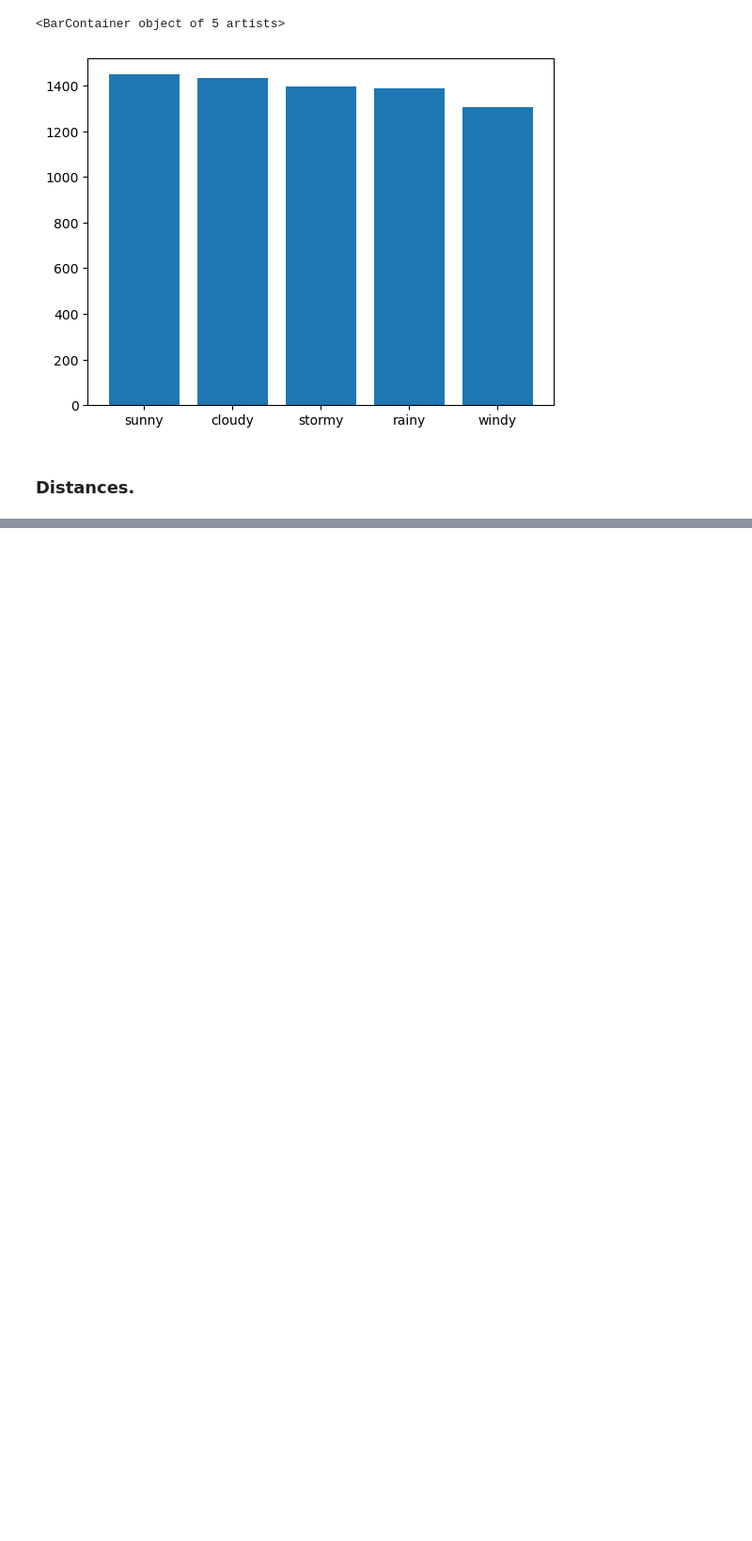
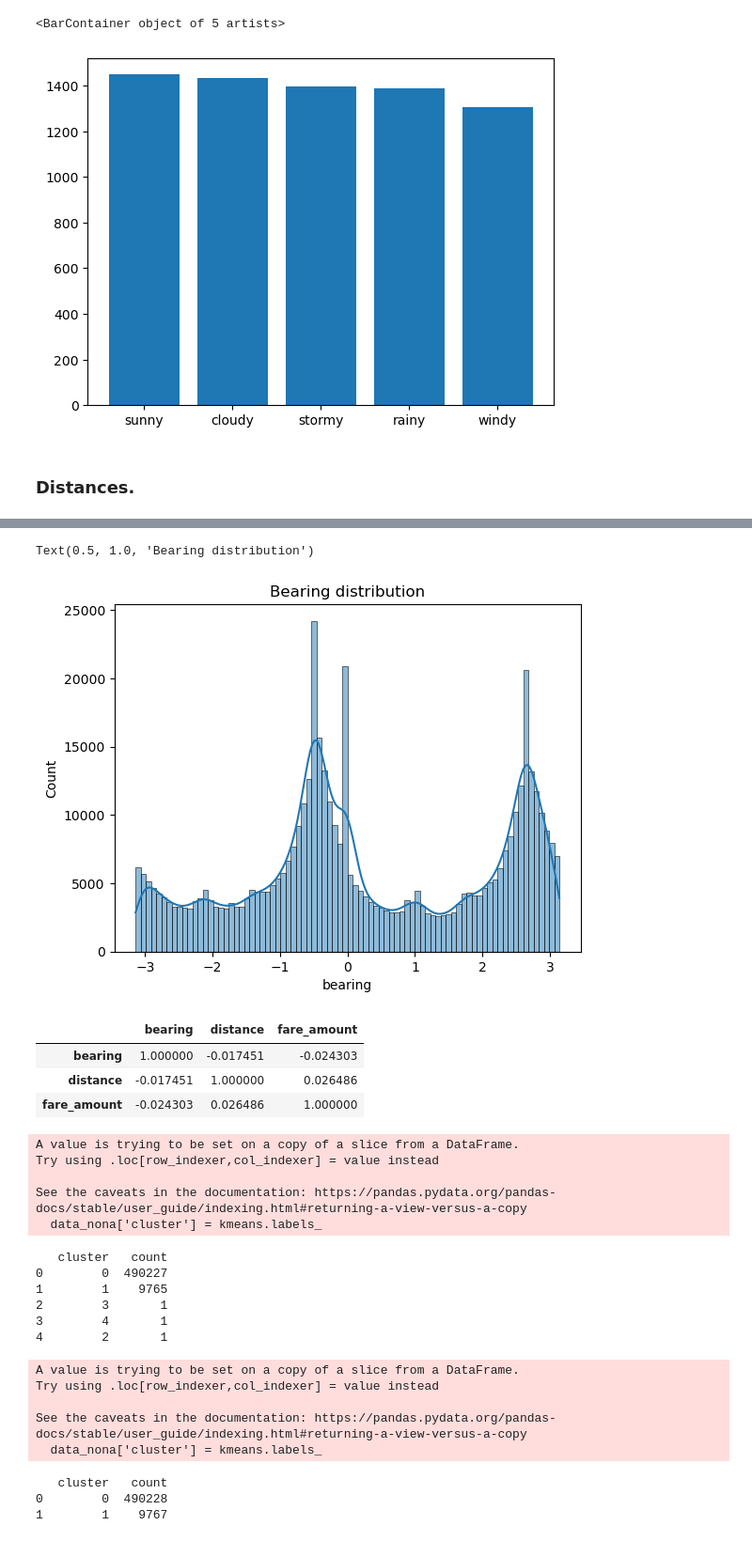
Before and after one commit to zizoisprogramming/Car-travels, a Jupyter notebook: car_travels.ipynb, the cells around one changed output, grey strips where cells are left out. Shown: that part at 94% size. Drawn from its saved outputs; the diff is of its cells as text; code cells hidden in the pictures; blank space fills up the shorter version.

```diff
--- a/car_travels.ipynb
+++ b/car_travels.ipynb
@@ -381,0 +437,59 @@ plt.bar(weather_dist['Weather'], weather_dist['sum'])
+# %%
+sns.histplot(data= data, x= 'bearing', kde= True)
+plt.title('Bearing distribution')
+# %% [output]
+Text(0.5, 1.0, 'Bearing distribution')
+[figure, added]
+# %%
+mat = data[['bearing','distance','fare_amount']].corr()
+mat
+# %% [output]
+|  | bearing | distance | fare_amount |
+| bearing | 1.000000 | -0.017451 | -0.024303 |
+| distance | -0.017451 | 1.000000 | 0.026486 |
+| fare_amount | -0.024303 | 0.026486 | 1.000000 |
+# %%
+from sklearn.cluster import KMeans
+data_nona = data.dropna()
+coordinates = data_nona[['pickup_longitude','pickup_latitude']]
+kmeans = KMeans(n_clusters=5, random_state=0)  # Adjust `n_clusters` as needed
+kmeans.fit(coordinates)
+data_nona['cluster'] = kmeans.labels_
+# %% [output]
+A value is trying to be set on a copy of a slice from a DataFrame.
+Try using .loc[row_indexer,col_indexer] = value instead
+
+See the caveats in the documentation: https://pandas.pydata.org/pandas-docs/stable/user_guide/indexing.html#returning-a-view-versus-a-copy
+  data_nona['cluster'] = kmeans.labels_
+# %%
+cluster_counts = data_nona['cluster'].value_counts().reset_index()
+cluster_counts.columns = ['cluster', 'count']
+
+print(cluster_counts)
+# %% [output]
+   cluster   count
+0        0  490227
+1        1    9765
+2        3       1
+3        4       1
+4        2       1
+# %%
+coordinates = data_nona[['pickup_longitude','pickup_latitude']]
+kmeans = KMeans(n_clusters=2, random_state=0)  # Adjust `n_clusters` as needed
+kmeans.fit(coordinates)
+data_nona['cluster'] = kmeans.labels_
+# %% [output]
+A value is trying to be set on a copy of a slice from a DataFrame.
+Try using .loc[row_indexer,col_indexer] = value instead
+
+See the caveats in the documentation: https://pandas.pydata.org/pandas-docs/stable/user_guide/indexing.html#returning-a-view-versus-a-copy
+  data_nona['cluster'] = kmeans.labels_
+# %%
+cluster_counts = data_nona['cluster'].value_counts().reset_index()
+cluster_counts.columns = ['cluster', 'count']
+
+print(cluster_counts)
+# %% [output]
+   cluster   count
+0        0  490228
+1        1    9767
```
Also changed, not shown: parts of 8 cells of this notebook.
